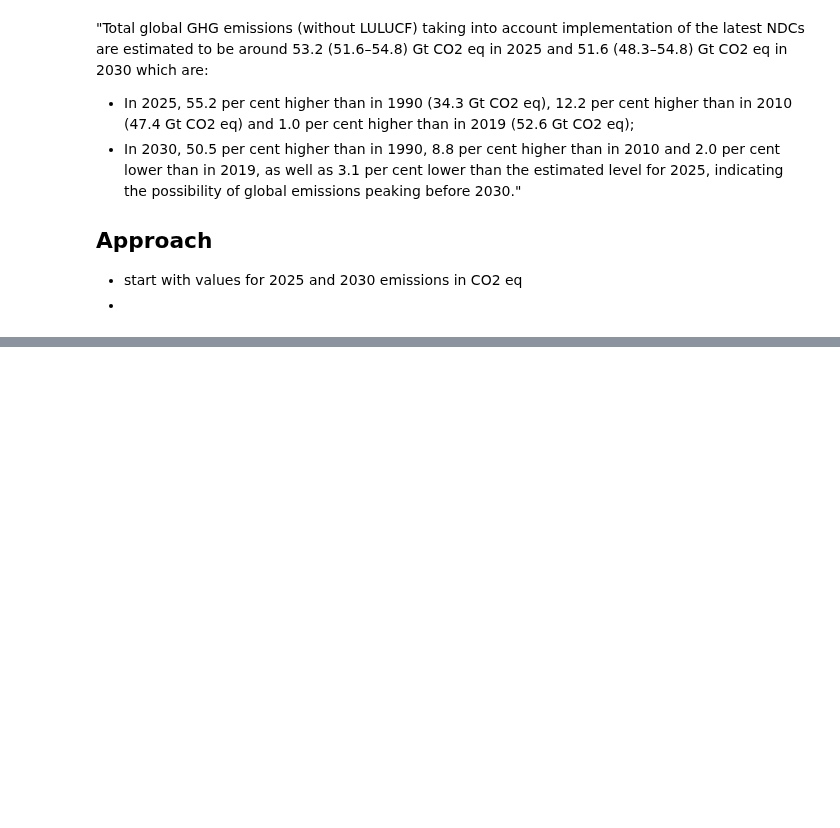
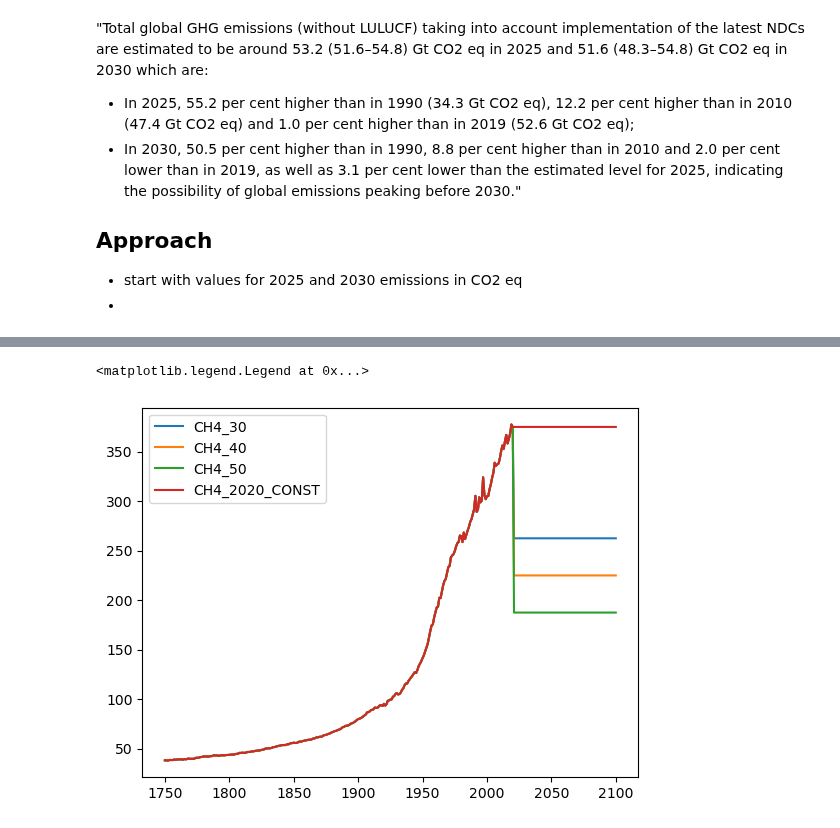
Before and after one commit to ericasimon16/woodwell_internship, a Jupyter notebook: future_emis.ipynb, the cells around one changed output, grey strips where cells are left out. Cells and saved outputs as stored; diff of their text form; code cells hidden in the pictures; blank space fills up the shorter version.

```diff
--- a/future_emis.ipynb
+++ b/future_emis.ipynb
@@ -15,0 +26,12 @@
+# %%
+df_emis = pd.read_csv('~/inputs/all_scaled_1750-2022.csv')
+
+# remove 'Emissions|' from variable name
+for i in range(len(df_emis.variable.values)):
+    df_emis.variable.values[i] = df_emis.variable.values[i][10:]
+
+# rename to match FaIR spceies
+df_emis.loc[df_emis.variable == 'CO2|AFOLU', 'variable'] = 'CO2 AFOLU'
+df_emis.loc[df_emis.variable == 'CO2|Energy and Industrial Processes', 'variable'] = 'CO2 FFI'
+
+df_emis.head()
@@ -15,0 +73,19 @@
+# %%
+ch4_df = copy.copy(df_emis.loc[df_emis.variable == 'CH4'])
+
+new_value = df_emis.loc[df_emis.variable == 'CH4']['2020'].values[0]
+
+for i in range(2021, 2101):
+    ch4_df[str(i)] = new_value
+
+for val in [30, 40, 50]:
+    perc = val * 0.01
+
+    row_to_duplicate = ch4_df.loc[ch4_df.variable == 'CH4']
+    row_to_duplicate['variable'] = 'CH4_{}'.format(val)
+    ch4_df = ch4_df.append(row_to_duplicate, ignore_index=True)
+
+    for i in range(2021, 2101):
+        ch4_df.loc[ch4_df.variable == 'CH4_{}'.format(val), str(i)] = ch4_df.loc[ch4_df.variable == 'CH4', str(i)][0] * (1 - val * 0.01)
+
+ch4_df
@@ -15,0 +104,9 @@
+# %%
+plt.plot(np.arange(1750, 2101), ch4_df.loc[ch4_df.variable == 'CH4_30'].values[0][5:], label='CH4_30')
+plt.plot(np.arange(1750, 2101), ch4_df.loc[ch4_df.variable == 'CH4_40'].values[0][5:], label='CH4_40')
+plt.plot(np.arange(1750, 2101), ch4_df.loc[ch4_df.variable == 'CH4_50'].values[0][5:], label='CH4_50')
+plt.plot(np.arange(1750, 2101), ch4_df.loc[ch4_df.variable == 'CH4'].values[0][5:], label='CH4_2020_CONST')
+plt.legend()
+# %% [output]
+<matplotlib.legend.Legend at 0x...>
+[figure, added]
```
Also changed, not shown: parts of 7 cells of this notebook.
